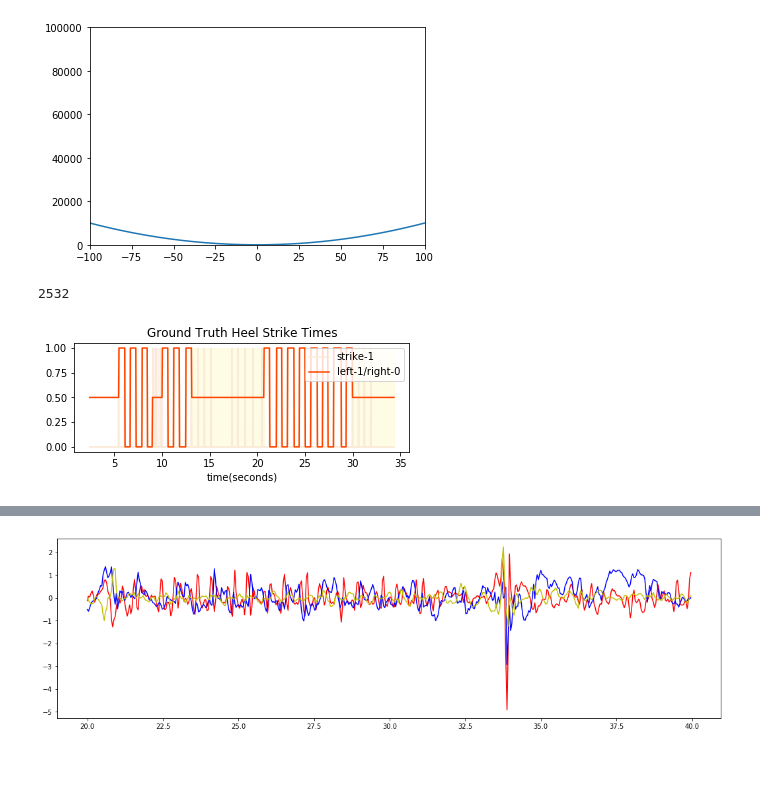
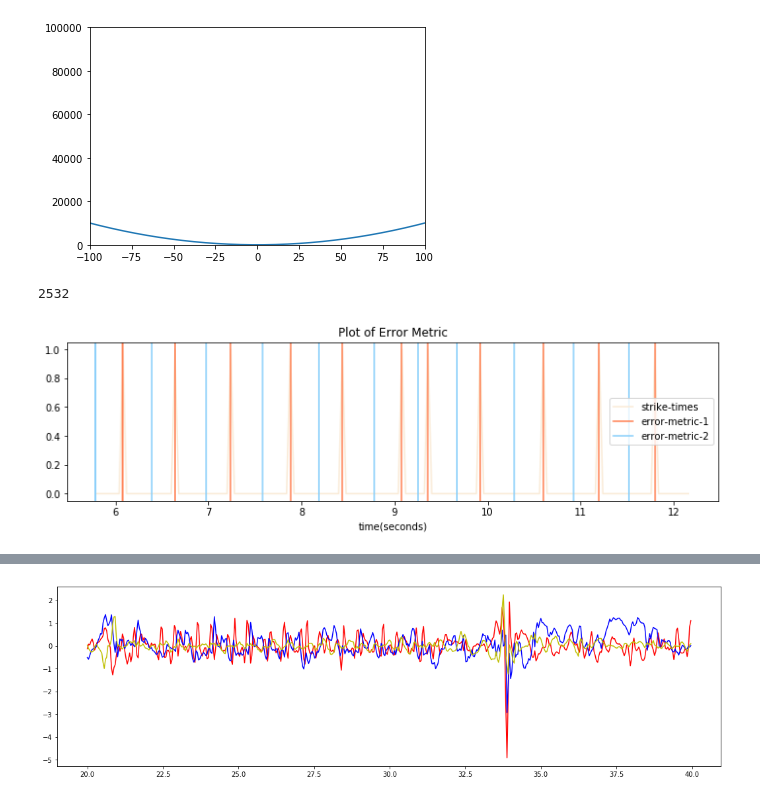
Before and after one commit to czyi/StepCounting, a Jupyter notebook: picture.ipynb, the cells around one changed output, grey strips where cells are left out. Cells and saved outputs as stored; diff of their text form; code cells hidden in the pictures; blank space fills up the shorter version.

```diff
--- a/picture.ipynb
+++ b/picture.ipynb
@@ -220,47 +220,91 @@ all_feature = p_feature.findall(cts)#start_time, end_time, step_num, direction=t
 
 for i in range(len(all_feature)):
     start_time = int(float(all_feature[i][0])*25)
     end_time = int(float(all_feature[i][1])*25)
     for t in range(start_time-1, end_time):
         window_y[t] = [0.5]
         feature_y[t]=1
 
 turn_y[0]=0
 turn_y[-1]=0
 
-start=60
-end=860
+# start=60
+# end=860
 
-plt.figure(figsize=(6, 2))
-plt.title("Ground Truth Heel Strike Times")
+# plt.figure(figsize=(15, 3))
+# plt.title("Ground Truth Heel Strike Times")
+# plt.xlabel('time(seconds)')
+# # plt.ylabel('strike')
+
+# y0 = [0 for i in range(start, end)]
+# x = [i*1.0/25 for i in range(start, end)]
+# y1 = [i for i in origin_y[start:end]]
+# y2 = [i for i in window_y[start:end]]
+# y3 = [i for i in turn_y[start:end]]
+# y4 = [i for i in feature_y[start:end]]
+
+# plt.fill_between(x, y3, color = "#FFFACD", alpha = 0.5)
+# plt.fill_between(x, y4, color = "#FFE4E1", alpha = 0.5)
+
+# plt.plot(x, y1, '#FAEBD7', label='strike-1')
+# plt.plot(x, y2, '#FF4500', label='left-1/right-0')
+# # plt.plot(x, y3, 'g', label='xxx')
+# # plt.plot(x, y4, 'y', label='xxx')
+
+# # plt.plot([i*1.0/25 for i in range(start, end)], [i for i in origin_y[start:end]], '#FAEBD7', label='strike-1')
+# # plt.plot([i*1.0/25 for i in range(start, end)], [i for i in window_y[start:end]], '#FF4500', label='left-1/right-0')
+
+# # plt.fill(x, y1, color = "g", alpha = 0.3)
+# # plt.fill(x, y2, color = "b", alpha = 0.3)
+
+# # plt.fill_between(x, y1, y2, facecolor = "yellow")
+
+# plt.legend()
+# plt.show()
+
+start=145
+end=305
+
+plt.figure(figsize=(12, 3))
+plt.title("Plot of Error Metric")
 plt.xlabel('time(seconds)')
 # plt.ylabel('strike')
 
+x = [i*1.0/25 for i in range(start, end)]
 y0 = [0 for i in range(start, end)]
-x = [i*1.0/25 for i in range(start, end)]
 y1 = [i for i in origin_y[start:end]]
 y2 = [i for i in window_y[start:end]]
 y3 = [i for i in turn_y[start:end]]
 y4 = [i for i in feature_y[start:end]]
 
-plt.fill_between(x, y3, color = "#FFFACD", alpha = 0.5)
-plt.fill_between(x, y4, color = "#FFE4E1", alpha = 0.5)
+# plt.fill_between(x, y3, color = "#FFFACD", alpha = 0.5)
+# plt.fill_between(x, y4, color = "#FFE4E1", alpha = 0.5)
 
-plt.plot(x, y1, '#FAEBD7', label='strike-1')
-plt.plot(x, y2, '#FF4500', label='left-1/right-0')
-# plt.plot(x, y3, 'g', label='xxx')
-# plt.plot(x, y4, 'y', label='xxx')
+# plt.plot(x, y0, 'coral', label='error-metric-1')
+# plt.plot(x, y0, 'lightskyblue', label='error-metric-2')
+plt.plot(x, y1, '#FAEBD7', label='strike-times')
+# plt.plot(x, y2, '#FF4500', label='left-1/right-0')
 
-# plt.plot([i*1.0/25 for i in range(start, end)], [i for i in origin_y[start:end]], '#FAEBD7', label='strike-1')
-# plt.plot([i*1.0/25 for i in range(start, end)], [i for i in window_y[start:end]], '#FF4500', label='left-1/right-0')
+flag1=1
+flag2=1
+for i in range(start, end):
+    if(origin_y[i]>0):
+        if(flag1):
+            plt.axvline(i*1.0/25, color='coral', label='error-metric-1')
+            flag1=0
+        plt.axvline(i*1.0/25, color='coral')
 
-# plt.fill(x, y1, color = "g", alpha = 0.3)
-# plt.fill(x, y2, color = "b", alpha = 0.3)
+for i in range(len(strike_times)):
+    if(strike_times[i][0]*25>start and strike_times[i][0]*25<=end):
+        if(flag2):
+            plt.axvline((strike_times[i-1][0]+strike_times[i][0])/2, color='lightskyblue', label='error-metric-2')
+            flag2=0
+        plt.axvline((strike_times[i-1][0]+strike_times[i][0])/2, color='lightskyblue')
+#         plt.axvline((strike_times[i+1][0]+strike_times[i][0])/2, color='lightskyblue')
 
-# plt.fill_between(x, y1, y2, facecolor = "yellow")
 
 plt.legend()
 plt.show()
 # %% [output]
 2532
-[figure, old version]
+[figure, new version]
```
Also changed, not shown: parts of 1 cell of this notebook, 18 other files.
